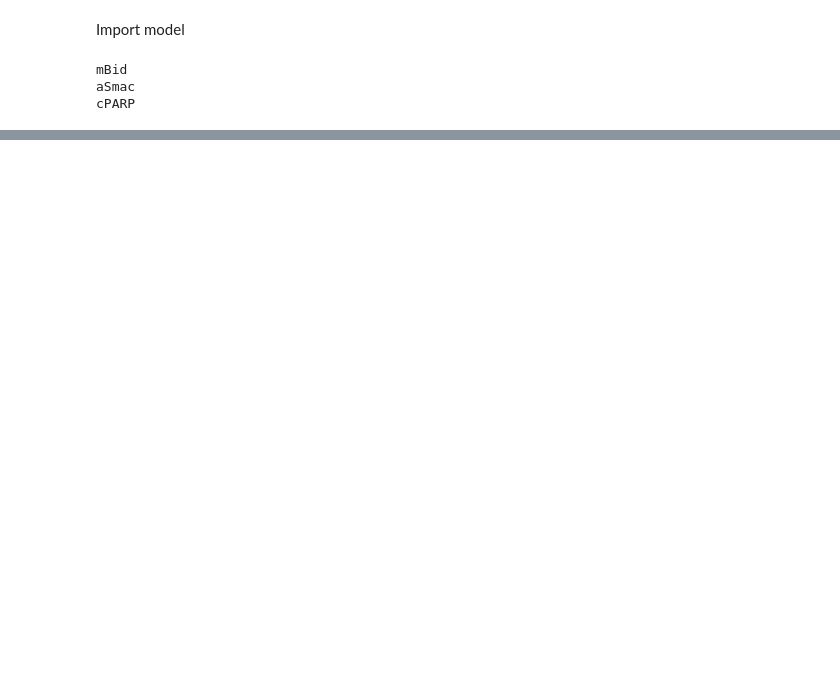
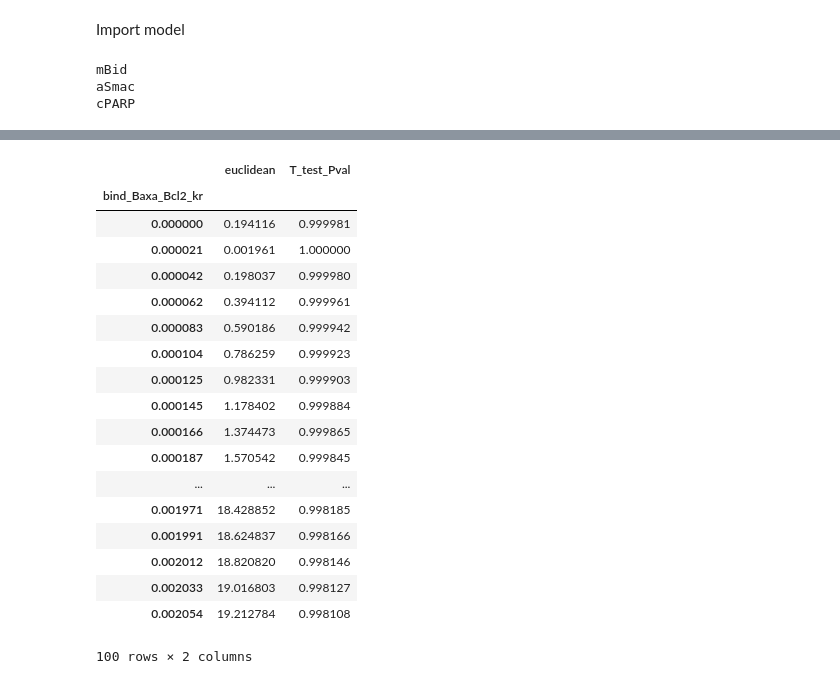
Before and after one commit to ortega2247/qsb, a Jupyter notebook: qsb_sensitivity.ipynb, the cells around one changed output, grey strips where cells are left out. Drawn from its saved outputs; the diff is of its cells as text; code cells hidden in the pictures; blank space fills up the shorter version.

```diff
--- a/qsb_sensitivity.ipynb
+++ b/qsb_sensitivity.ipynb
@@ -196,0 +194,22 @@ new_array
+# %%
+perturbations['mBid']['bind_Baxa_Bcl2_kr'][0]
+# %% [output]
+|  | euclidean | T_test_Pval |
+| bind_Baxa_Bcl2_kr |  |  |
+| 0.000000 | 0.194116 | 0.999981 |
+| 0.000021 | 0.001961 | 1.000000 |
+| 0.000042 | 0.198037 | 0.999980 |
+| 0.000062 | 0.394112 | 0.999961 |
+| 0.000083 | 0.590186 | 0.999942 |
+| 0.000104 | 0.786259 | 0.999923 |
+| 0.000125 | 0.982331 | 0.999903 |
+| 0.000145 | 1.178402 | 0.999884 |
+| 0.000166 | 1.374473 | 0.999865 |
+| 0.000187 | 1.570542 | 0.999845 |
+| ... | ... | ... |
+| 0.001971 | 18.428852 | 0.998185 |
+| 0.001991 | 18.624837 | 0.998166 |
+| 0.002012 | 18.820820 | 0.998146 |
+| 0.002033 | 19.016803 | 0.998127 |
+| 0.002054 | 19.212784 | 0.998108 |
+100 rows × 2 columns
```
Also changed, not shown: parts of 11 cells of this notebook.
